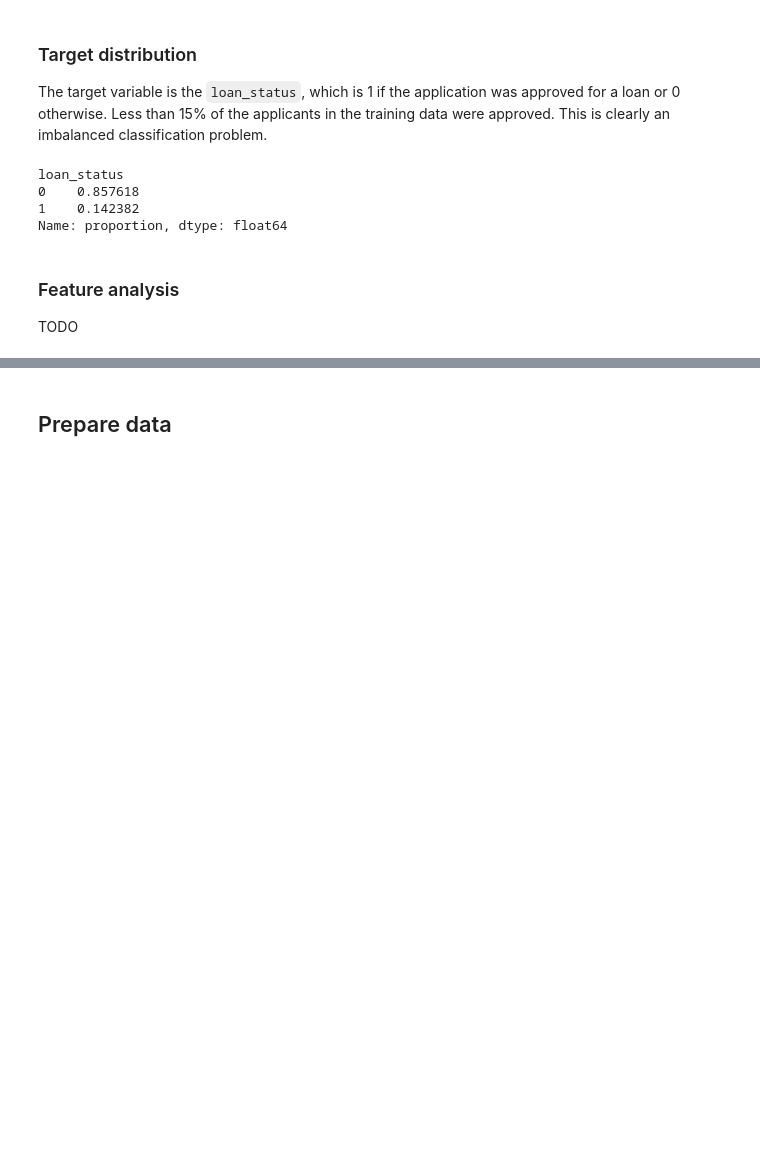
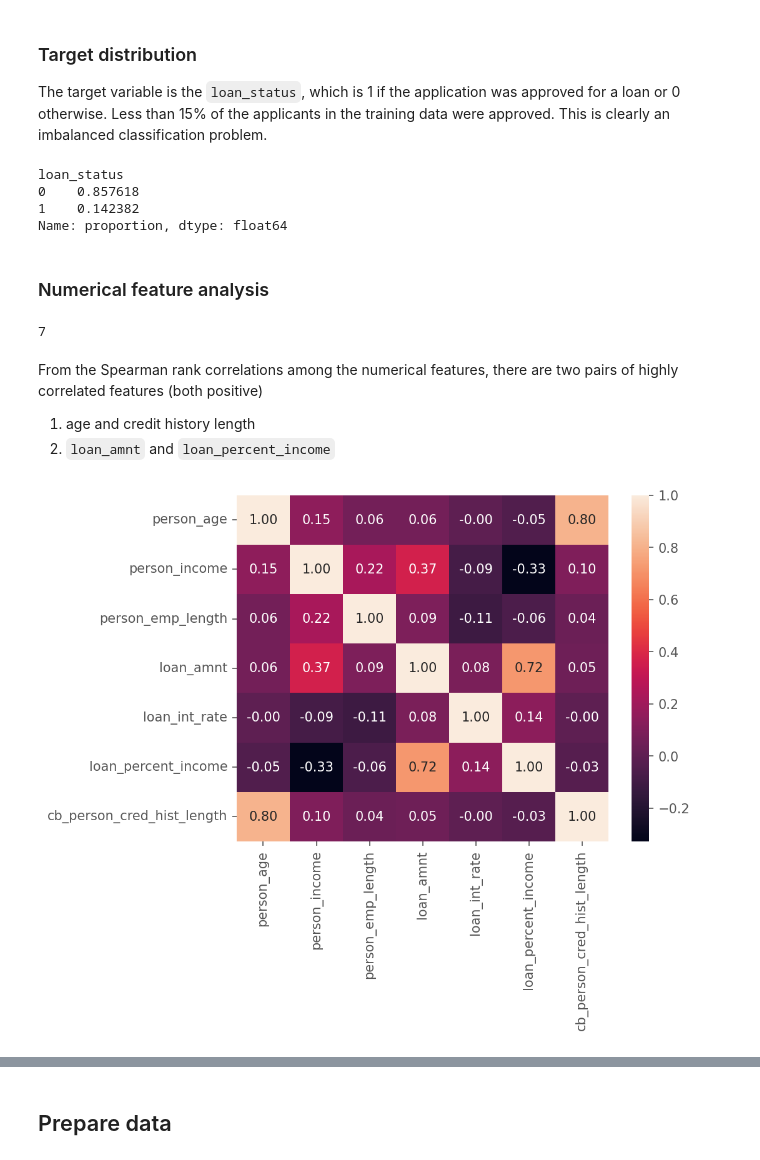
Before and after one commit to syerramilli/kaggle-notebooks, a Jupyter notebook: tabular/ps4e10-xgboost-optuna.ipynb, the cells around one changed output, grey strips where cells are left out. Saved outputs shown, nothing was run; the diff lists cells and outputs as text; code cells hidden in the pictures; blank space fills up the shorter version.

```diff
--- a/tabular/ps4e10-xgboost-optuna.ipynb
+++ b/tabular/ps4e10-xgboost-optuna.ipynb
@@ -80,6 +81,17 @@ loan_status
 1    0.142382
 Name: proportion, dtype: float64
 # %% [markdown]
-### Feature analysis
-
-TODO
+### Numerical feature analysis
+# %%
+numerical_columns = train.select_dtypes(include=['number']).columns.tolist()[:-1]
+len(numerical_columns)
+# %% [output]
+7
+# %% [markdown]
+From the Spearman rank correlations among the numerical features, there are two pairs of highly correlated features (both positive)
+1. age and credit history length
+2. `loan_amnt` and `loan_percent_income`
+# %%
+_ = sns.heatmap(train[numerical_columns].corr(method='spearman'), annot=True, fmt='.2f')
+# %% [output]
+[figure, added]
```
Also changed, not shown: parts of 23 cells of this notebook.
